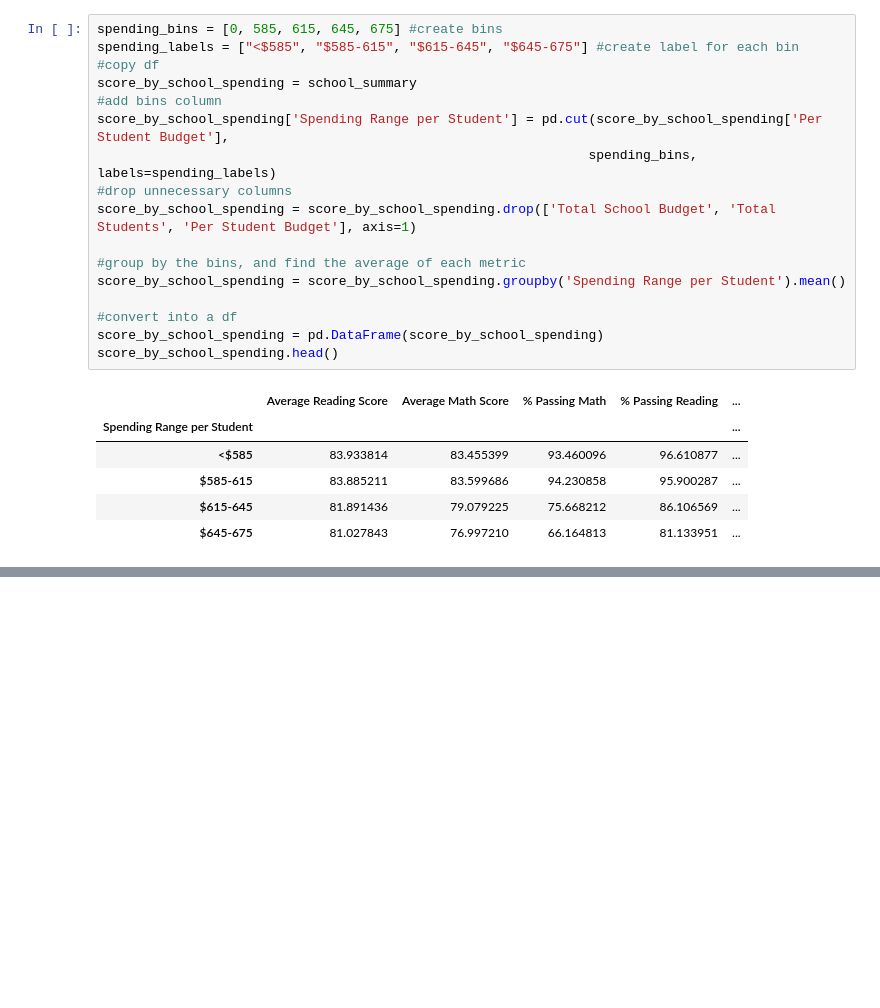
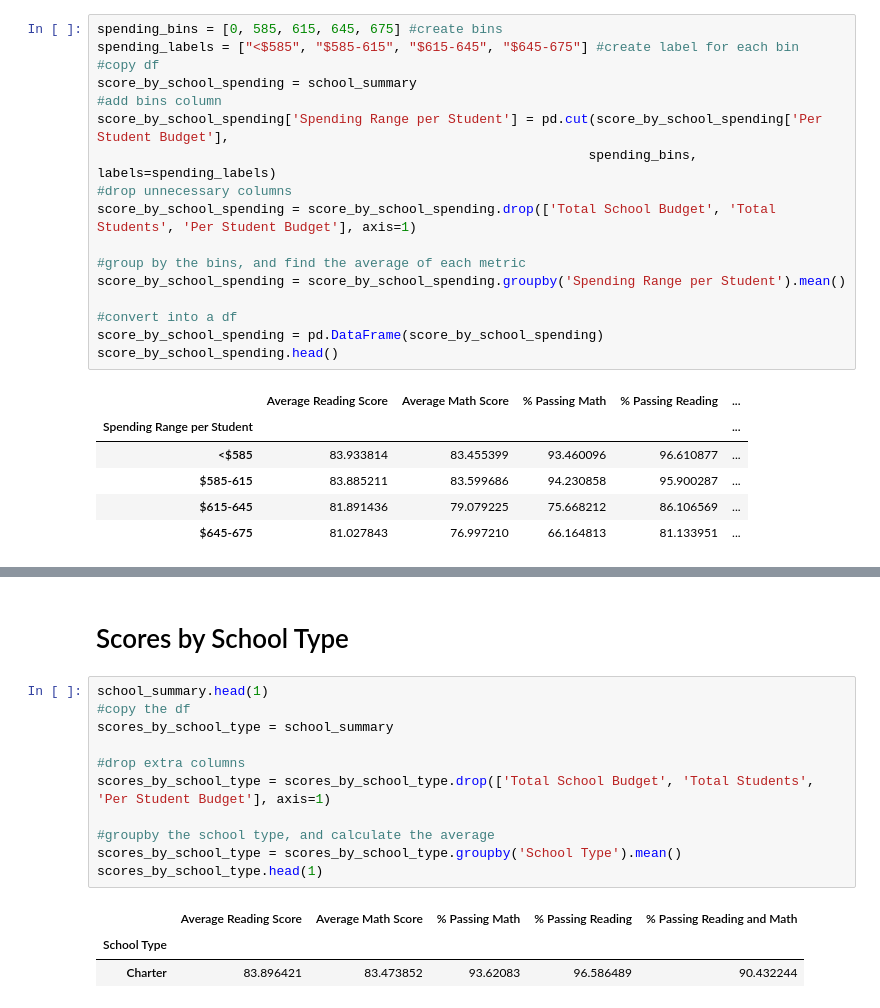
Before and after one commit to jherberg462/Pandas-challenge, a Jupyter notebook: PyCitySchools/main.ipynb, the cells around one changed output, grey strips where cells are left out. Saved outputs shown, nothing was run; the diff lists cells and outputs as text; blank space fills up the shorter version.

```diff
--- a/PyCitySchools/main.ipynb
+++ b/PyCitySchools/main.ipynb
@@ -258,0 +285,17 @@ score_by_school_spending.head()
+# %% [markdown]
+# Scores by School Type
+# %%
+school_summary.head(1)
+#copy the df
+scores_by_school_type = school_summary
+
+#drop extra columns
+scores_by_school_type = scores_by_school_type.drop(['Total School Budget', 'Total Students', 'Per Student Budget'], axis=1)
+
+#groupby the school type, and calculate the average
+scores_by_school_type = scores_by_school_type.groupby('School Type').mean()
+scores_by_school_type.head(1)
+# %% [output]
+|  | Average Reading Score | Average Math Score | % Passing Math | % Passing Reading | % Passing Reading and Math |
+| School Type |  |  |  |  |  |
+| Charter | 83.896421 | 83.473852 | 93.62083 | 96.586489 | 90.432244 |
```
Also changed, not shown: parts of 2 cells of this notebook.
